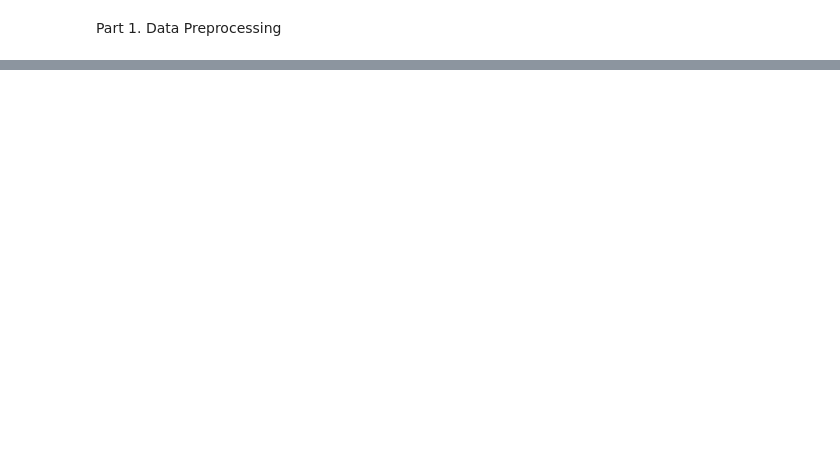
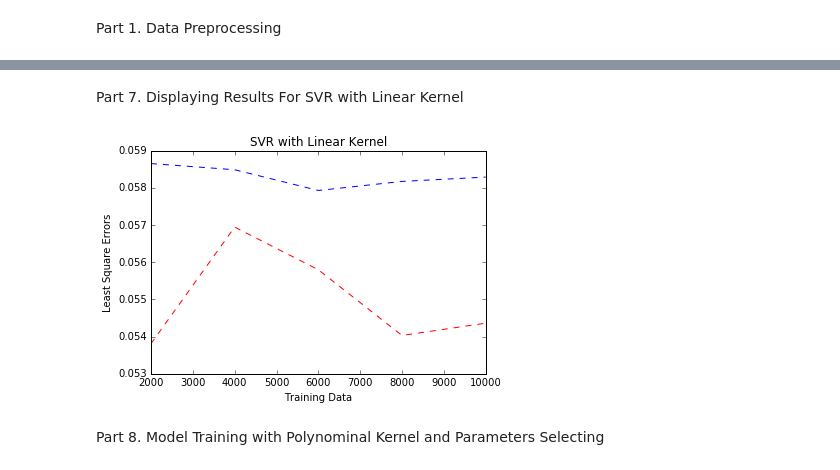
Before and after one commit to Firmamenter/Predict-impact-of-air-quality-on-mortality-rates, a Jupyter notebook: svm_regression.ipynb, the cells around one changed output, grey strips where cells are left out. Saved outputs shown, nothing was run; the diff lists cells and outputs as text; code cells hidden in the pictures; blank space fills up the shorter version.

```diff
--- a/svm_regression.ipynb
+++ b/svm_regression.ipynb
@@ -40,0 +577,17 @@ Length of val_data:  1833
+# %% [markdown]
+Part 7. Displaying Results For SVR with Linear Kernel
+# %%
+################ Ploting ################
+X = [2000, 4000, 6000, 8000, 10000]
+train_errors = [train_err_2k, train_err_4k, train_err_6k, train_err_8k, train_err_10k]
+val_errors = [val_err_2k, val_err_4k, val_err_6k, val_err_8k, val_err_10k]
+
+plt.plot(X, train_errors, 'r--', X, val_errors, 'b--')
+plt.xlabel('Training Data')
+plt.ylabel('Least Square Errors')
+plt.title('SVR with Linear Kernel')
+plt.show()
+# %% [output]
+[figure, added]
+# %% [markdown]
+Part 8. Model Training with Polynominal Kernel and Parameters Selecting
```
Also changed, not shown: parts of 29 cells of this notebook.
